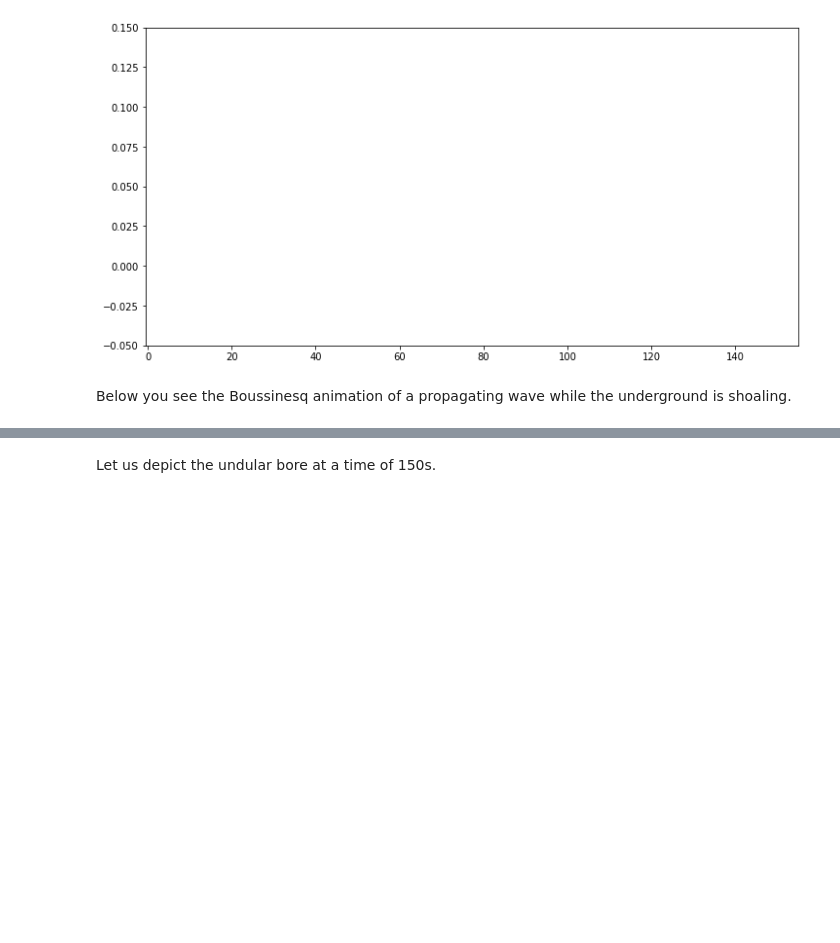
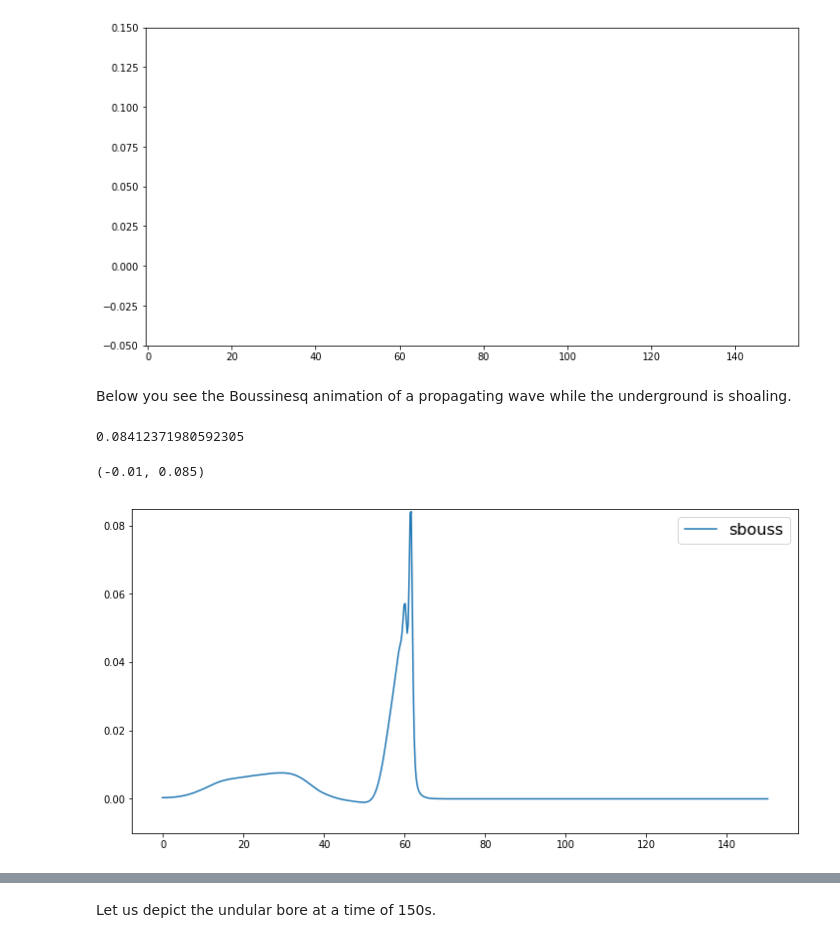
Before and after one commit to Reyna-RT/MEK9320, a Jupyter notebook: Second Assignment results.ipynb, the cells around one changed output, grey strips where cells are left out. Saved outputs shown, nothing was run; the diff lists cells and outputs as text; code cells hidden in the pictures; blank space fills up the shorter version.

```diff
--- a/Second Assignment results.ipynb
+++ b/Second Assignment results.ipynb
@@ -1156,6 +1155,24 @@ def animate(i):
     line2.set_data(a[0],-hfake)
     time_text.set_text('time = %i' % i)
     return (line, line2, time_text,)
+# %%
+max(c[1])
+# %% [output]
+0.08412371980592305
+# %%
+fig1 = plt.figure(figsize=(12, 6))
+ax1 = fig1.add_subplot(1, 1,1)
+c = np.loadtxt('flat_results/bores-c/eta50',unpack=True)
+#np.loadtxt('flat_results/bores-c/eta50',unpack=True)
+#plt.plot(b[0],b[1], label='bore artifact' )
+#plt.plot(b[0],ola,'--', label='solitary')
+ax1.plot(c[0],c[1], label='sbouss')
+#plt.xlim(0,1000)
+plt.legend(fontsize=16)
+plt.ylim(-0.01,0.085)
+# %% [output]
+(-0.01, 0.085)
+[figure, added]
 # %%
 # call the animator. blit=True means only re-draw the parts that have changed.
 anim = animation.FuncAnimation(fig, animate, frames=np.arange(0,201,5),init_func=init, interval=150, blit=False)
```
Also changed, not shown: parts of 2 cells of this notebook.
